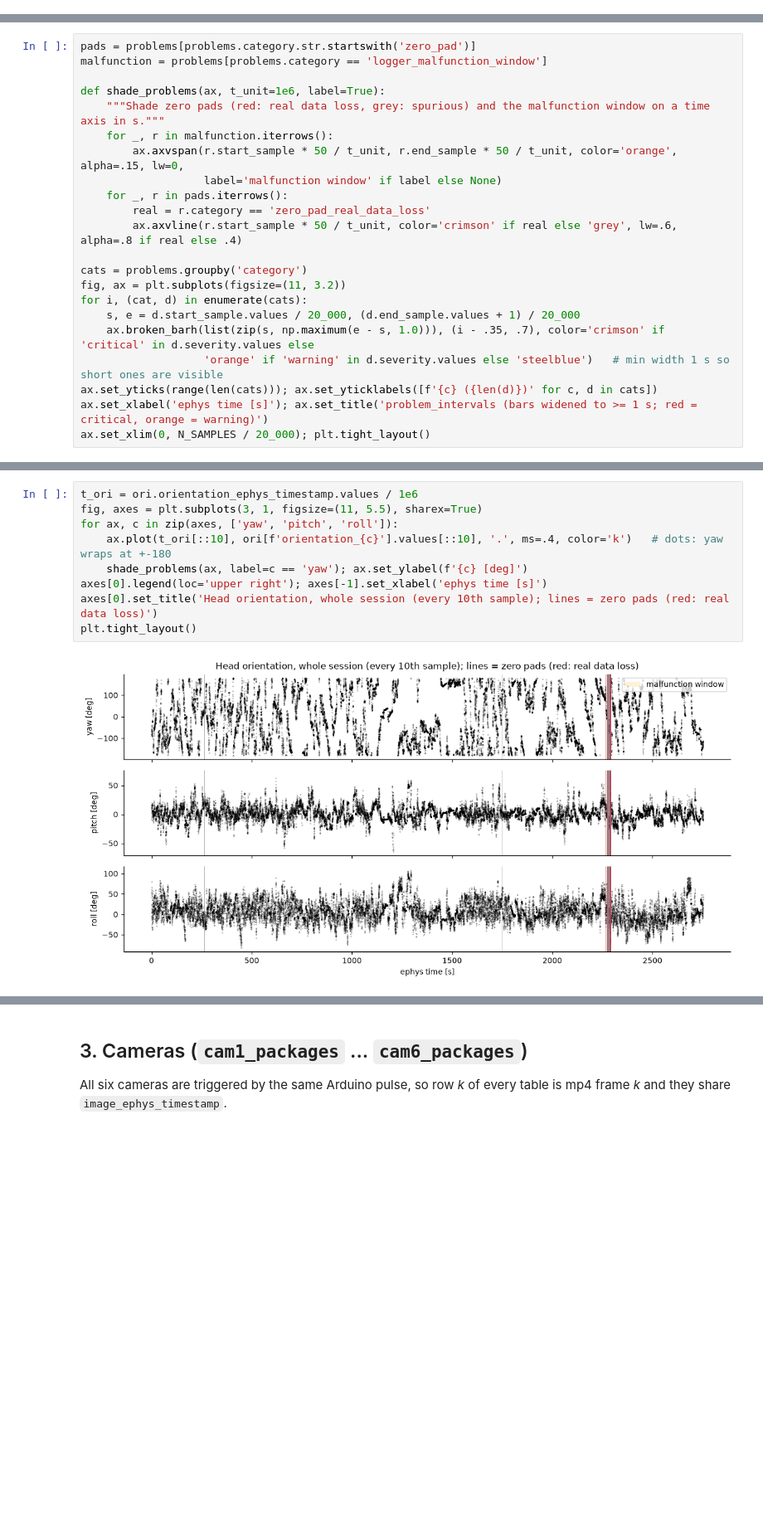
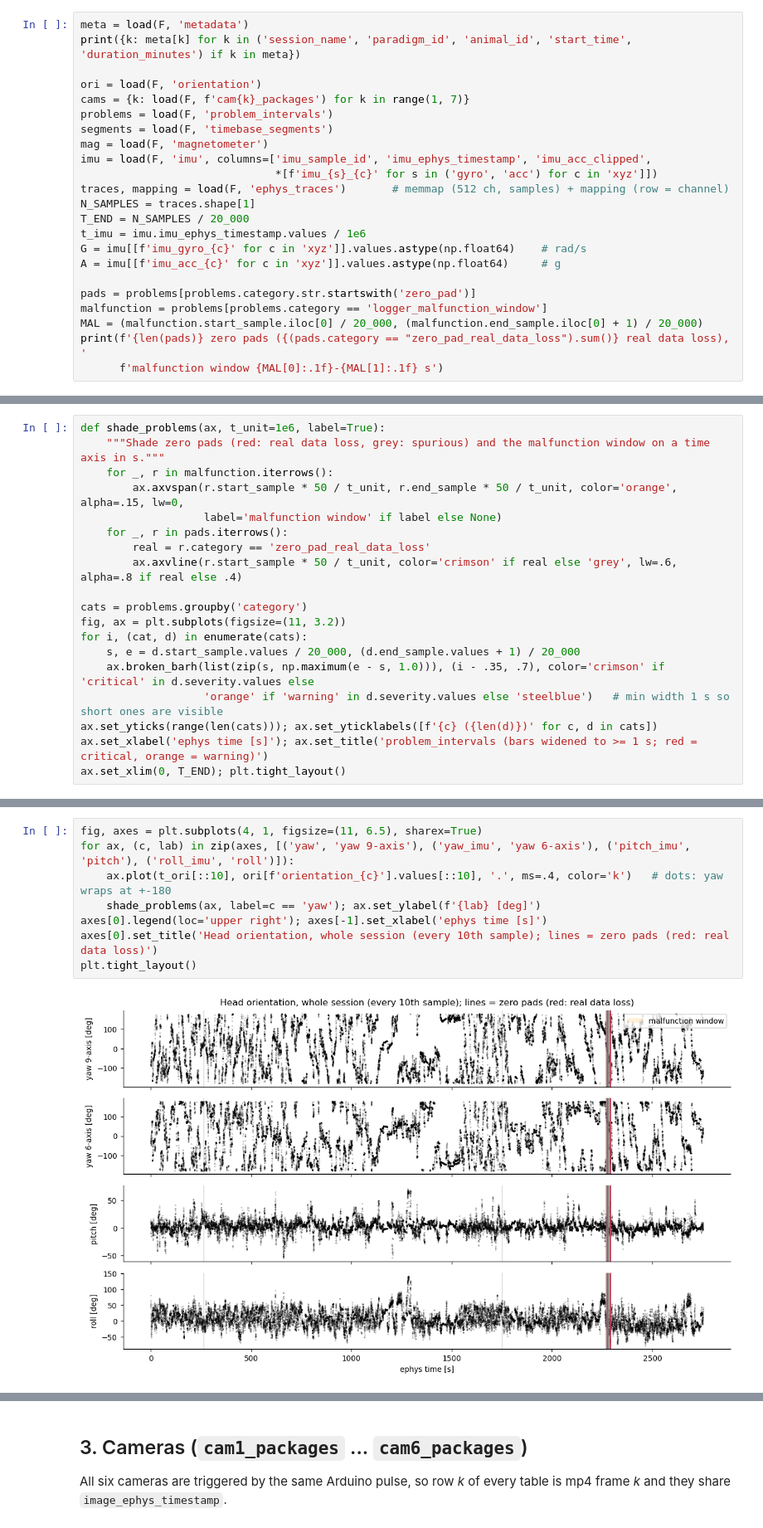
Before and after one commit to LoaloaF/analysisVR, a Jupyter notebook: scripted_plotting/logger_session_overview.ipynb, the cells around one changed output, grey strips where cells are left out. Shown at 83% size. Saved outputs shown, nothing was run; the diff lists cells and outputs as text; blank space fills up the shorter version.

```diff
--- a/scripted_plotting/logger_session_overview.ipynb
+++ b/scripted_plotting/logger_session_overview.ipynb
@@ -76,0 +49,23 @@ pd.DataFrame(summary).round(3)
+# %%
+meta = load(F, 'metadata')
+print({k: meta[k] for k in ('session_name', 'paradigm_id', 'animal_id', 'start_time', 'duration_minutes') if k in meta})
+
+ori = load(F, 'orientation')
+cams = {k: load(F, f'cam{k}_packages') for k in range(1, 7)}
+problems = load(F, 'problem_intervals')
+segments = load(F, 'timebase_segments')
+mag = load(F, 'magnetometer')
+imu = load(F, 'imu', columns=['imu_sample_id', 'imu_ephys_timestamp', 'imu_acc_clipped',
+                              *[f'imu_{s}_{c}' for s in ('gyro', 'acc') for c in 'xyz']])
+traces, mapping = load(F, 'ephys_traces')       # memmap (512 ch, samples) + mapping (row = channel)
+N_SAMPLES = traces.shape[1]
+T_END = N_SAMPLES / 20_000
+t_imu = imu.imu_ephys_timestamp.values / 1e6
+G = imu[[f'imu_gyro_{c}' for c in 'xyz']].values.astype(np.float64)    # rad/s
+A = imu[[f'imu_acc_{c}' for c in 'xyz']].values.astype(np.float64)     # g
+
+pads = problems[problems.category.str.startswith('zero_pad')]
+malfunction = problems[problems.category == 'logger_malfunction_window']
+MAL = (malfunction.start_sample.iloc[0] / 20_000, (malfunction.end_sample.iloc[0] + 1) / 20_000)
+print(f'{len(pads)} zero pads ({(pads.category == "zero_pad_real_data_loss").sum()} real data loss), '
+      f'malfunction window {MAL[0]:.1f}-{MAL[1]:.1f} s')
@@ -77,7 +121,4 @@ pd.DataFrame(summary).round(3)
 # %%
-pads = problems[problems.category.str.startswith('zero_pad')]
-malfunction = problems[problems.category == 'logger_malfunction_window']
-
 def shade_problems(ax, t_unit=1e6, label=True):
     """Shade zero pads (red: real data loss, grey: spurious) and the malfunction window on a time axis in s."""
     for _, r in malfunction.iterrows():
@@ -95,5 +136,5 @@ for i, (cat, d) in enumerate(cats):
                    'orange' if 'warning' in d.severity.values else 'steelblue')   # min width 1 s so short ones are visible
 ax.set_yticks(range(len(cats))); ax.set_yticklabels([f'{c} ({len(d)})' for c, d in cats])
 ax.set_xlabel('ephys time [s]'); ax.set_title('problem_intervals (bars widened to >= 1 s; red = critical, orange = warning)')
-ax.set_xlim(0, N_SAMPLES / 20_000); plt.tight_layout()
+ax.set_xlim(0, T_END); plt.tight_layout()
 # %% [output]
@@ -104,11 +181,10 @@ Yaw/pitch/roll in degrees. `orientation_ephys_patched == 1` marks samples interp
 # %%
-t_ori = ori.orientation_ephys_timestamp.values / 1e6
-fig, axes = plt.subplots(3, 1, figsize=(11, 5.5), sharex=True)
-for ax, c in zip(axes, ['yaw', 'pitch', 'roll']):
+fig, axes = plt.subplots(4, 1, figsize=(11, 6.5), sharex=True)
+for ax, (c, lab) in zip(axes, [('yaw', 'yaw 9-axis'), ('yaw_imu', 'yaw 6-axis'), ('pitch_imu', 'pitch'), ('roll_imu', 'roll')]):
     ax.plot(t_ori[::10], ori[f'orientation_{c}'].values[::10], '.', ms=.4, color='k')   # dots: yaw wraps at +-180
-    shade_problems(ax, label=c == 'yaw'); ax.set_ylabel(f'{c} [deg]')
+    shade_problems(ax, label=c == 'yaw'); ax.set_ylabel(f'{lab} [deg]')
 axes[0].legend(loc='upper right'); axes[-1].set_xlabel('ephys time [s]')
 axes[0].set_title('Head orientation, whole session (every 10th sample); lines = zero pads (red: real data loss)')
 plt.tight_layout()
 # %% [output]
-[figure, old version]
+[figure, new version]
```
Also changed, not shown: parts of 46 cells of this notebook, 2 other files.
